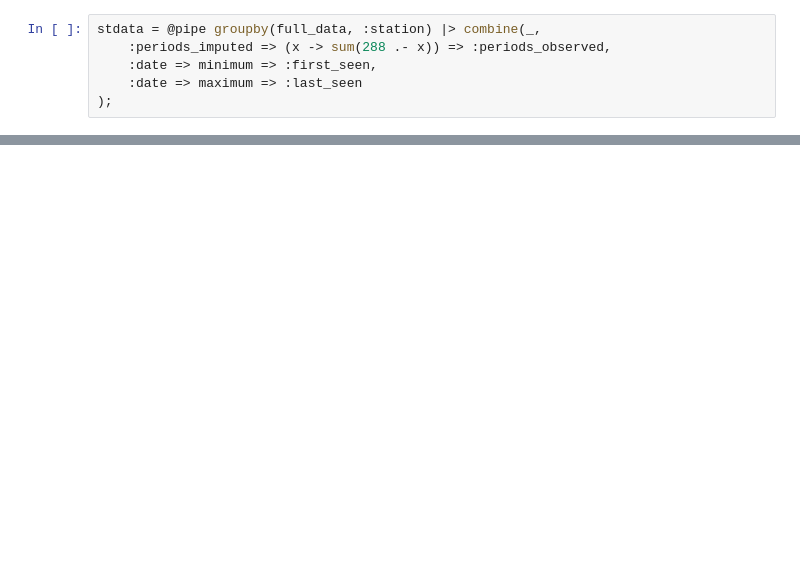
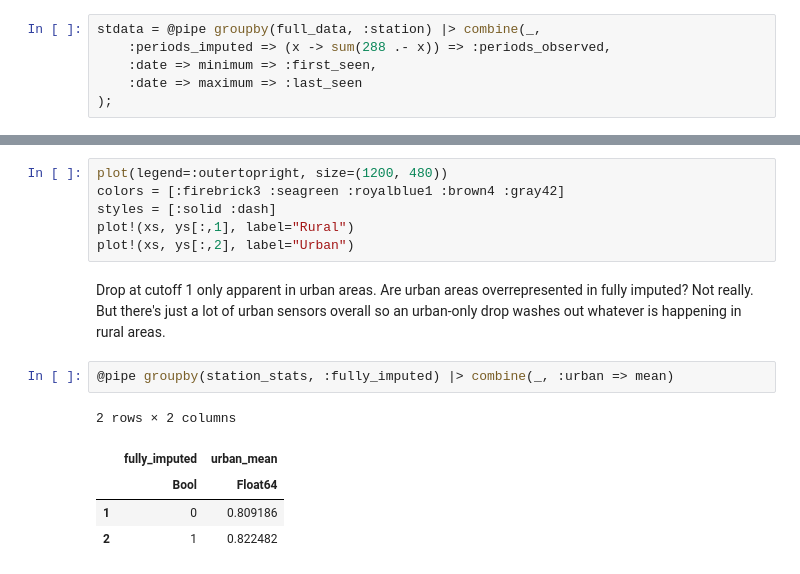
Before and after one commit to mattwigway/peak-spreading, a Jupyter notebook: notebooks/Entirely missing stations.ipynb, the cells around one changed output, grey strips where cells are left out. Drawn from its saved outputs; the diff is of its cells as text; blank space fills up the shorter version.

```diff
--- a/notebooks/Entirely missing stations.ipynb
+++ b/notebooks/Entirely missing stations.ipynb
@@ -62,0 +254,16 @@ unique(Dates.dayname.(unique(full_data.date)))
+# %%
+plot(legend=:outertopright, size=(1200, 480))
+colors = [:firebrick3 :seagreen :royalblue1 :brown4 :gray42]
+styles = [:solid :dash]
+plot!(xs, ys[:,1], label="Rural")
+plot!(xs, ys[:,2], label="Urban")
+# %% [markdown]
+Drop at cutoff 1 only apparent in urban areas. Are urban areas overrepresented in fully imputed? Not really. But there's just a lot of urban sensors overall so an urban-only drop washes out whatever is happening in rural areas.
+# %%
+@pipe groupby(station_stats, :fully_imputed) |> combine(_, :urban => mean)
+# %% [output]
+2 rows × 2 columns
+|  | fully_imputed | urban_mean |
+|  | Bool | Float64 |
+| 1 | 0 | 0.809186 |
+| 2 | 1 | 0.822482 |
```
Also changed, not shown: parts of 32 cells of this notebook.
